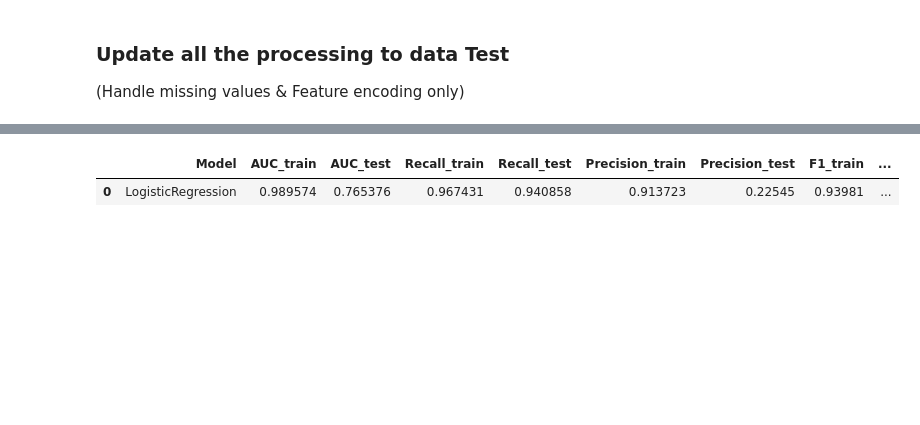
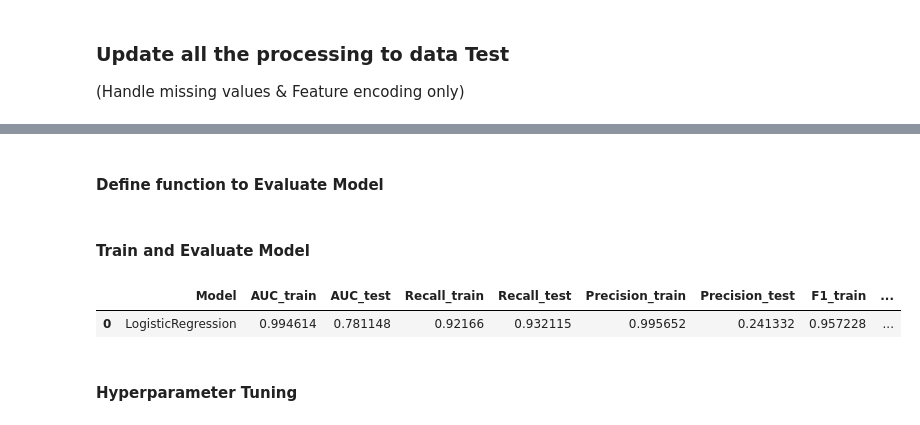
Before and after one commit to azaryasph/IDX-Partners-Project-Based-Internship-Prediction-Model, a Jupyter notebook: notebooks/data_preprocessing_new_manual.ipynb, the cells around one changed output, grey strips where cells are left out. Saved outputs shown, nothing was run; the diff lists cells and outputs as text; code cells hidden in the pictures; blank space fills up the shorter version.

```diff
--- a/notebooks/data_preprocessing_new_manual.ipynb
+++ b/notebooks/data_preprocessing_new_manual.ipynb
@@ -258,5 +217,5 @@ for date in dates:
 # %%
-not_necessary_col = ['sub_grade', 'emp_title', 'issue_d', 'pymnt_plan', 'url', 'zip_code', 'title', 'addr_state',
+not_necessary_col = ['sub_grade', 'emp_title', 'pymnt_plan', 'url', 'zip_code', 'title', 'addr_state',
                      'total_acc', 'out_prncp_inv','total_pymnt_inv', 'total_rec_late_fee',
                      'recoveries', 'collection_recovery_fee', 'collections_12_mths_ex_med',
                      'application_type', 'policy_code', 'acc_now_delinq', 'years']
@@ -426,0 +413,15 @@ X_train_selected = X_train_nomulti.drop(columns=not_sig, axis=1)
+# %%
+X = dfloan_cleaned1.drop(columns=['loan_status'])
+y = dfloan_cleaned1[['loan_status']]
+
+X_train, X_test, y_train, y_test = train_test_split(X, y, test_size=0.3, random_state=1103)
+
+X_train_clean = fillnan(X_train)
+
+# Drop multicollinearity columns
+multi_col = ['loan_amnt', 'funded_amnt_inv', 'total_rec_int', 'total_pymnt', 'revol_bal']
+
+X_train_nomulti = X_train_clean.drop(columns=multi_col, axis=1)
+
+not_sig = ['delinq_2yrs', 'tot_coll_amt']
+X_train_selected = X_train_nomulti.drop(columns=not_sig, axis=1)
@@ -507,21 +525,26 @@ X_train_selected.sample(4)
 # %% [markdown]
 ### Feature Scaling
 # %%
-num_scale = X_train_selected.select_dtypes('number').drop(columns='pub_rec')
+# Select numerical columns from the DataFrame, excluding 'pub_rec'
+num_scale = X_train_eng.select_dtypes('number')
 
-#
+# Initialize a StandardScaler
 scaler = StandardScaler()
 
+# Scale the numerical columns and convert the result into a DataFrame
 X_scale = pd.DataFrame(scaler.fit_transform(num_scale))
 
+# Assign the original column names to the scaled DataFrame
 X_scale.columns = num_scale.columns
 
-
+# Drop the numerical columns from the encoded DataFrame
 X_train_catenc = X_train_enc.drop(columns=num_scale.columns)
 
+# Make sure the indices of the encoded DataFrame match with the original DataFrame
 X_train_catenc.index = X_train_selected.index
 X_scale.index = X_train_selected.index
 
+# Concatenate the scaled numerical DataFrame and the encoded categorical DataFrame
 X_train_scaled = pd.concat([X_scale, X_train_catenc], axis=1)
 # %%
 smot = SMOTE(random_state=1103)
@@ -552,12 +575,15 @@ X_test_nomulti = X_test_clean.drop(columns=multi_col, axis=1)
 
 X_test_selected = X_test_nomulti.drop(columns=not_sig, axis=1)
 
-# create a copy of X_train
-X_test_enc = X_test_selected.copy()
+X_test_eng = X_test_selected.copy()
 
-X_test_enc['pub_rec'] = X_test_enc['pub_rec'].apply(lambda x: 'no' if x == 0 else 'yes')
+# Convert the date columns in the list to days and month columns
+for date in dates:
+   X_test_eng = days_month_converter(X_test_eng, date)
 
-X_test_enc['initial_list_status'] = X_test_enc['initial_list_status'].map(map_istatus)
+X_test_eng['pub_rec'] = X_test_eng['pub_rec'].apply(lambda x: 'no' if x == 0 else 'yes')
+
+X_test_eng['initial_list_status'] = X_test_eng['initial_list_status'].map(map_istatus)
 
 map_home = {
     'NONE': 'OTHER',  # Map 'NONE' to 'OTHER'
@@ -565,8 +591,10 @@ map_home = {
 }
 
 # Apply the mapping to the 'home_ownership' column
-X_test_enc['home_ownership'] = X_test_enc['home_ownership'].replace(map_home)
+X_test_eng['home_ownership'] = X_test_eng['home_ownership'].replace(map_home)
 
+# create a copy of X_train
+X_test_enc = X_test_eng.copy()
 
 # List of columns to be one-hot encoded
 col_to_ohe = X_test_enc.select_dtypes('object').columns
@@ -650,6 +678,8 @@ y_test['loan_status'] = y_test['loan_status'].map(map_target)
 #     X_enc.drop(columns=column, axis=1, inplace=True)
 
 # y['loan_status'] = y['loan_status'].map(map_target)
+# %% [markdown]
+#### Define function to Evaluate Model
 # %%
 def evaluate_model(model, X_train, y_train, X_test, y_test, threshold):
     model.fit(X_train, y_train)
@@ -694,10 +724,14 @@ def evaluate_model(model, X_train, y_train, X_test, y_test, threshold):
     # print('Mean ROC-AUC (crossval train):' + str(score['train_score'].mean()))
     # print('ROC-AUC (crossval test):' + str(score['test_score']))
     # print('Mean ROC-AUC (crossval test):' + str(score['test_score'].mean()))
+# %% [markdown]
+#### Train and Evaluate Model
 # %%
 lr = LogisticRegression(random_state=1103)
 
-evaluate_model(lr, X_train_ovr, y_train_ovr, X_test_enc, y_test, 0.2)
+evaluate_model(lr, X_train_ovr, y_train_ovr, X_test_enc, y_test, 0.8)
 # %% [output]
 |  | Model | AUC_train | AUC_test | Recall_train | Recall_test | Precision_train | Precision_test | F1_train | ... |
-| 0 | LogisticRegression | 0.989574 | 0.765376 | 0.967431 | 0.940858 | 0.913723 | 0.22545 | 0.93981 | ... |
+| 0 | LogisticRegression | 0.994614 | 0.781148 | 0.92166 | 0.932115 | 0.995652 | 0.241332 | 0.957228 | ... |
+# %% [markdown]
+#### Hyperparameter Tuning
```
Also changed, not shown: parts of 18 cells of this notebook, 2 other files.
